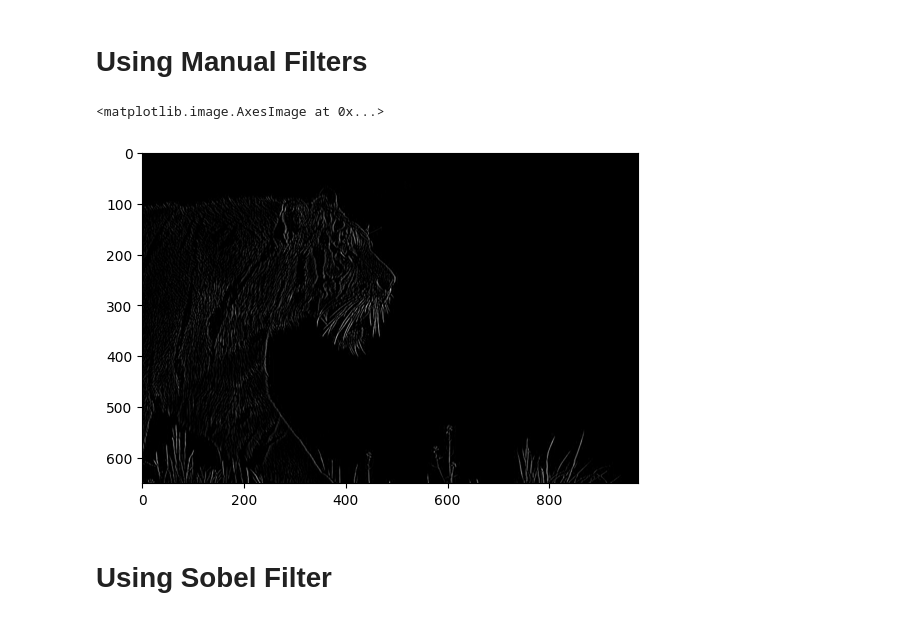
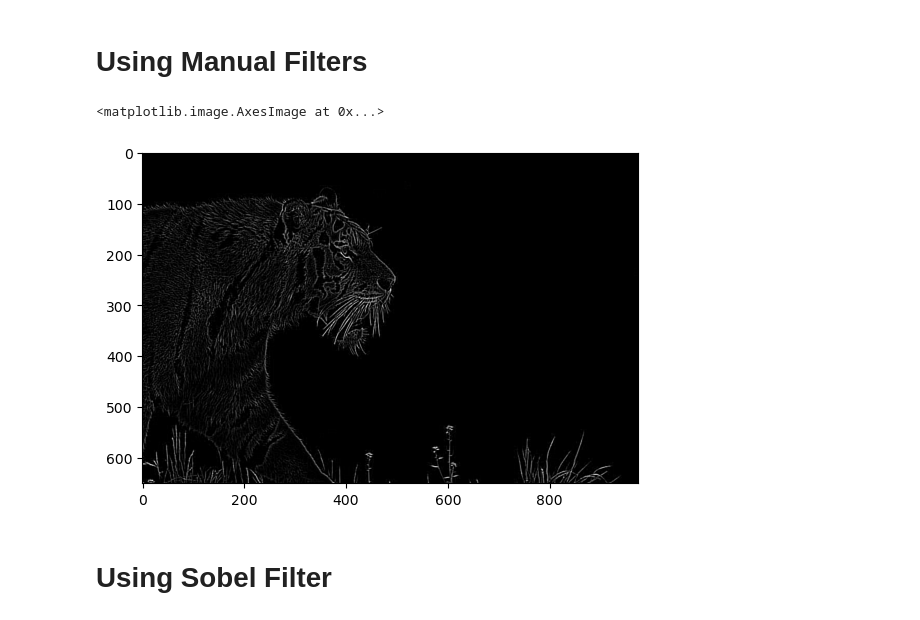
Before and after one commit to talhxv/dippylab, a Jupyter notebook: Journals/Journal 10/Task.ipynb, the cells around one changed output. Drawn from its saved outputs; the diff is of its cells as text; code cells hidden in the pictures.

```diff
--- a/Journals/Journal 10/Task.ipynb
+++ b/Journals/Journal 10/Task.ipynb
@@ -83,27 +83,27 @@ plt.imshow(cv.cvtColor(output, cv.COLOR_GRAY2RGB))
 # %%
 import cv2 as cv
 import numpy as np
 import matplotlib.pyplot as plt
 
 img = cv.imread('Image2.png')
 img_gray = cv.cvtColor(img, cv.COLOR_BGR2GRAY)
 kernel = np.array([[-1,-1,-1], # This is horizontal my boy
-                  [-1,2,-1],
+                  [2,2,2],
                   [-1,-1, -1]])
 kernel2 = np.array([[-1,2,-1], # This is Vertical
                   [-1,2,-1],
                   [-1,2, -1]])
 
 img_blur = cv.GaussianBlur(img_gray, (3,3), 0)
 outputx = cv.filter2D(src=img_blur, kernel=kernel2, ddepth=-1 )
 outputy= cv.filter2D(src=img_blur, kernel=kernel, ddepth=-1)
 
 output = cv.add(outputx,outputy)
 
 plt.imshow(cv.cvtColor(output, cv.COLOR_GRAY2RGB))
 # %% [output]
 <matplotlib.image.AxesImage at 0x...>
-[figure, old version]
+[figure, new version]
 # %% [markdown]
 # Using Sobel Filter
 # %%
```
Also changed, not shown: 6 other files.
